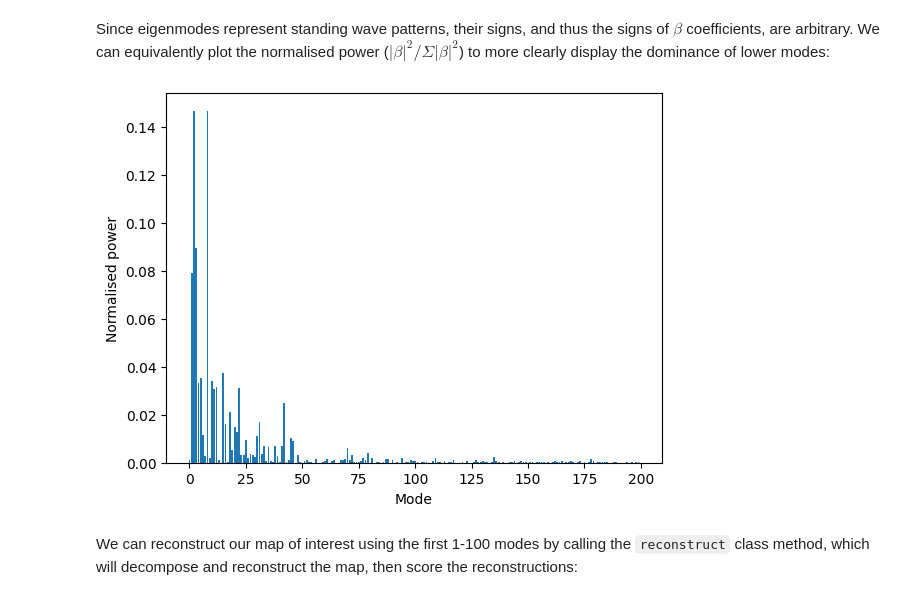
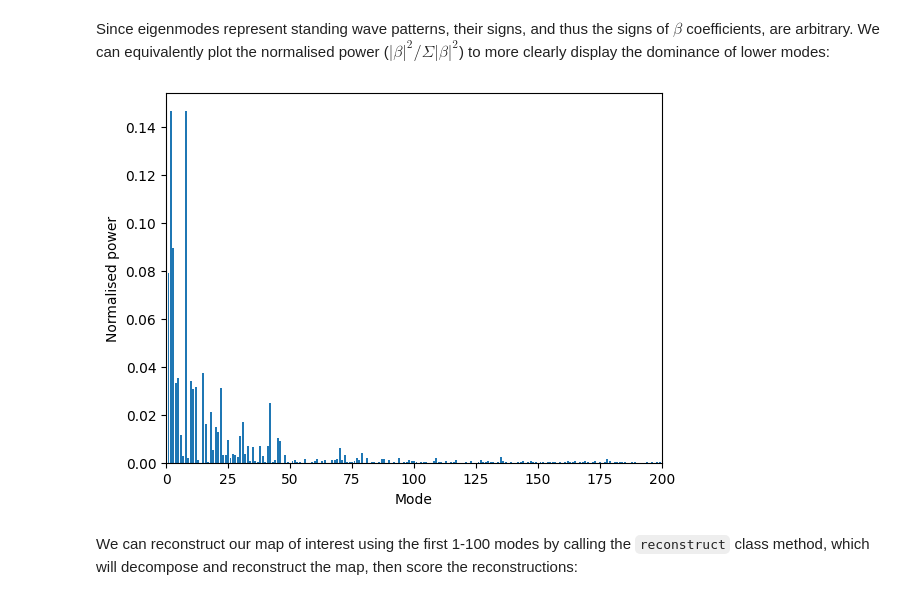
Before and after one commit to VictorBarnes/neuromodes, a Jupyter notebook: docs/tutorials/recon_maps.ipynb, the cells around one changed output. Cells and saved outputs as stored; diff of their text form; code cells hidden in the pictures.

```diff
--- a/docs/tutorials/recon_maps.ipynb
+++ b/docs/tutorials/recon_maps.ipynb
@@ -53,12 +53,13 @@ coefficients, are arbitrary. We can equivalently plot the normalised power
 # %%
 norm_power = calc_norm_power(beta)
 
 plt.bar(range(norm_power.shape[0]), norm_power[:, 0])
 plt.xlabel('Mode')
+plt.xlim(0, 200)
 plt.ylabel('Normalised power')
 plt.show()
 # %% [output]
-[figure, old version]
+[figure, new version]
 # %% [markdown]
 We can reconstruct our map of interest using the first 1-100 modes by calling the `reconstruct`
 class method, which will decompose and reconstruct the map, then score the reconstructions:
```
Also changed, not shown: parts of 3 cells of this notebook, 11 other files.
